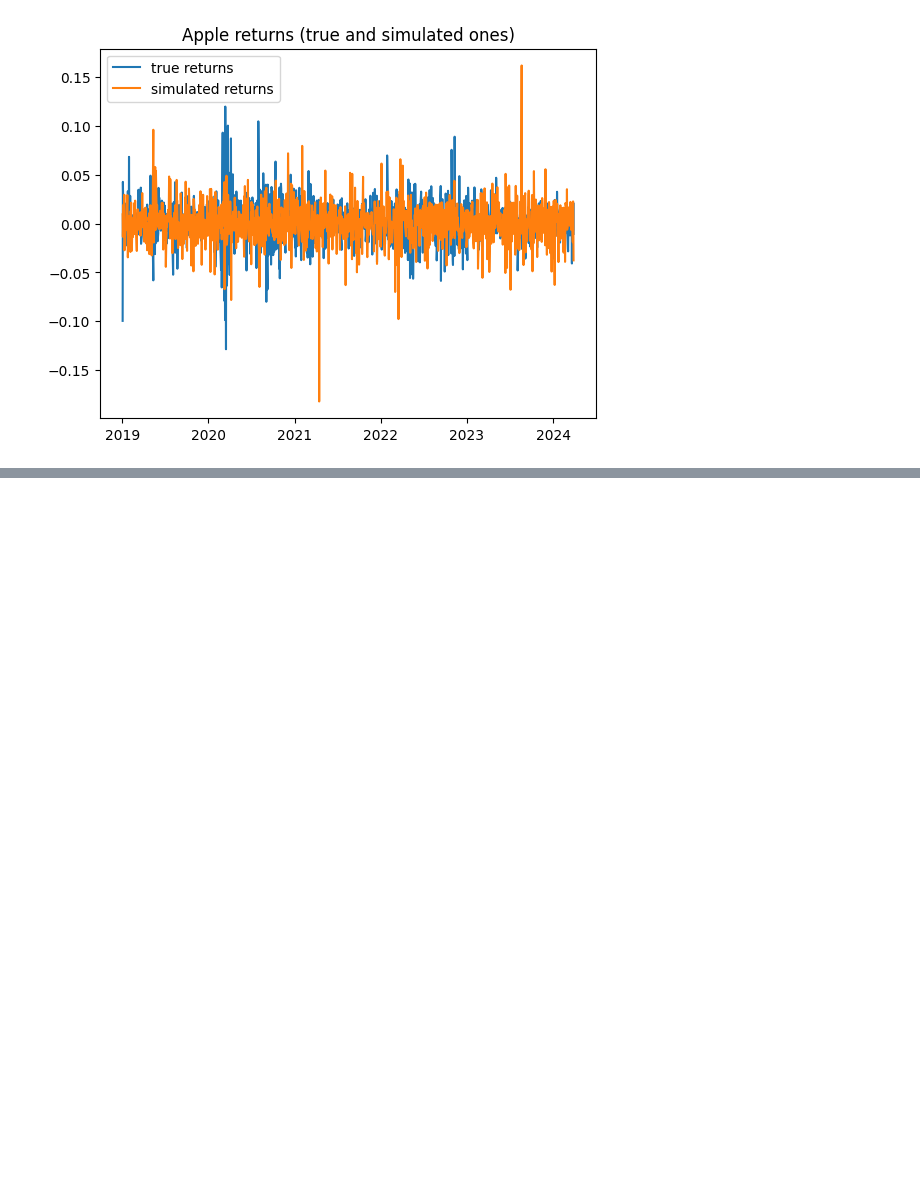
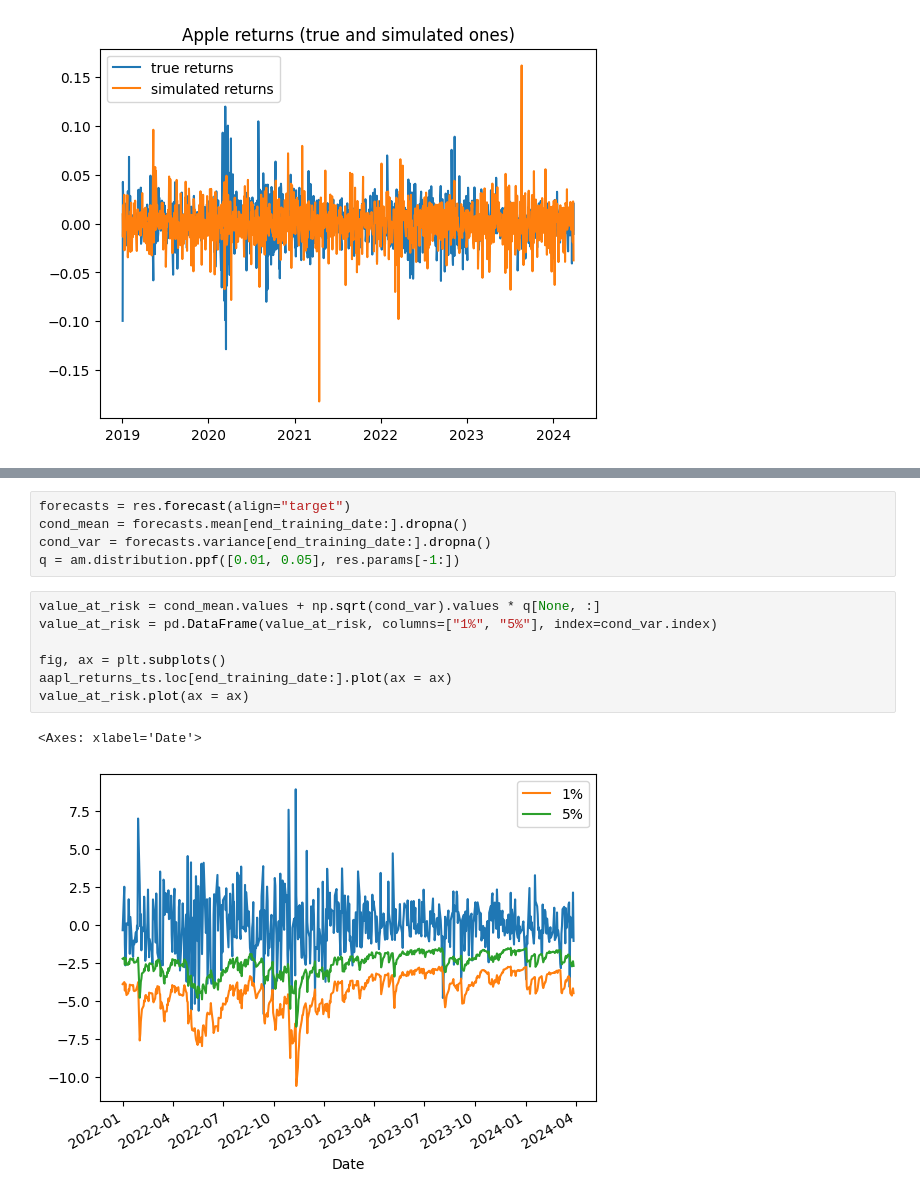
Before and after one commit to RalfKellner/fdaml_coursebook, a Jupyter notebook: coursebook/_build/jupyter_execute/03_univariate_models.ipynb, the cells around one changed output, grey strips where cells are left out. Drawn from its saved outputs; the diff is of its cells as text; blank space fills up the shorter version.

```diff
--- a/coursebook/_build/jupyter_execute/03_univariate_models.ipynb
+++ b/coursebook/_build/jupyter_execute/03_univariate_models.ipynb
@@ -696,0 +768,15 @@ Covariance estimator: robust
+# %%
+forecasts = res.forecast(align="target")
+cond_mean = forecasts.mean[end_training_date:].dropna()
+cond_var = forecasts.variance[end_training_date:].dropna()
+q = am.distribution.ppf([0.01, 0.05], res.params[-1:])
+# %%
+value_at_risk = cond_mean.values + np.sqrt(cond_var).values * q[None, :]
+value_at_risk = pd.DataFrame(value_at_risk, columns=["1%", "5%"], index=cond_var.index)
+
+fig, ax = plt.subplots()
+aapl_returns_ts.loc[end_training_date:].plot(ax = ax)
+value_at_risk.plot(ax = ax)
+# %% [output]
+<Axes: xlabel='Date'>
+[figure, added]
```
Also changed, not shown: parts of 14 cells of this notebook, 20 other files.
